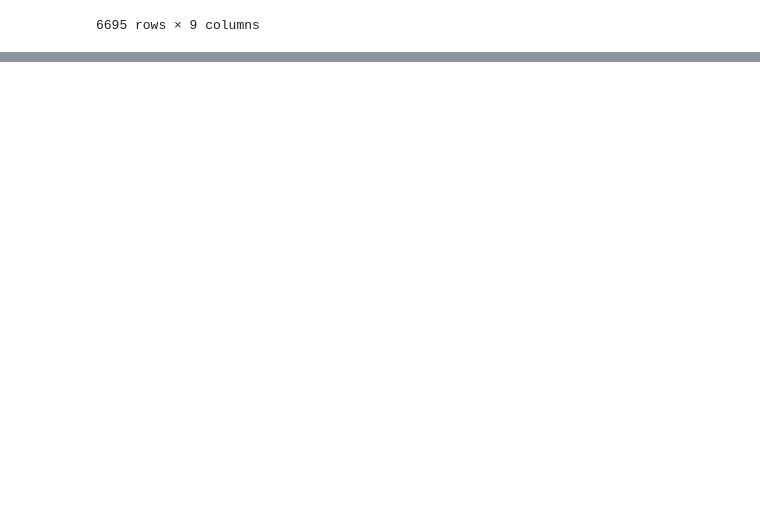
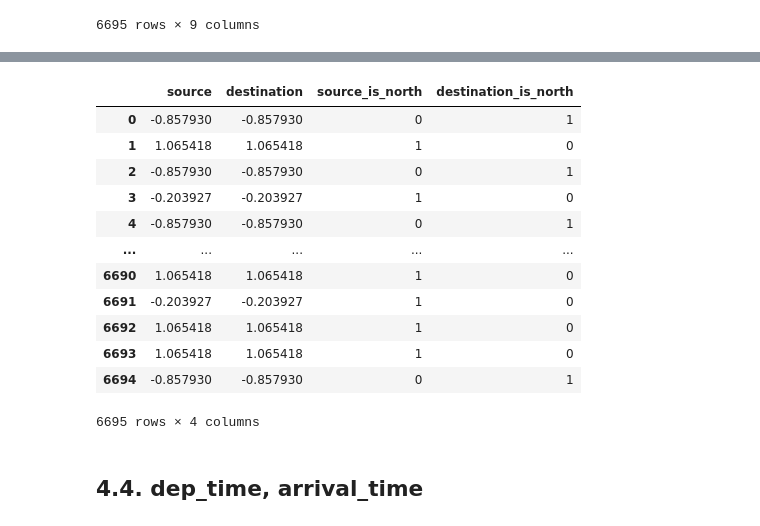
Before and after one commit to PRSOUBHAGYA/flights-price-prediction-sagemaker, a Jupyter notebook: notebook/feature_engineering.ipynb, the cells around one changed output, grey strips where cells are left out. Cells and saved outputs as stored; diff of their text form; code cells hidden in the pictures; blank space fills up the shorter version.

```diff
--- a/notebook/feature_engineering.ipynb
+++ b/notebook/feature_engineering.ipynb
@@ -119,0 +176,3 @@ pandas.DataFrame
+# %%
+city_subset_X = X[['source','destination']]
+city_subset_X
@@ -119,0 +194,10 @@ pandas.DataFrame
+# %%
+city_transformer = Pipeline(
+    steps=[
+        ('group_rare', RareLabelEncoder(tol=0.1, n_categories=3, replace_with='Other')),
+        ('encoder', MeanEncoder()),
+        ('scaler', PowerTransformer(standardize=True))
+    ]
+)
+
+city_transformer.fit_transform(city_subset_X, y)
@@ -119,0 +223,14 @@ pandas.DataFrame
+# %%
+def is_north(X):
+    north_cities = ['Delhi','Kolkata','Mumbai']
+    cols = X.columns.to_list()
+    return (X
+        .assign(
+        **{
+            f"{col}_is_north": X.loc[:,col].isin(north_cities).astype('int') for col in cols
+        }
+        )
+        .drop(columns=cols)
+    )
+
+FunctionTransformer(func=is_north).fit_transform(city_subset_X)
@@ -119,0 +251,22 @@ pandas.DataFrame
+# %%
+location_transformer = FeatureUnion(transformer_list=[
+    ("step_1",city_transformer),
+    ("step_2",FunctionTransformer(func=is_north))
+])
+location_transformer.fit_transform(city_subset_X,y)
+# %% [output]
+|  | source | destination | source_is_north | destination_is_north |
+| 0 | -0.857930 | -0.857930 | 0 | 1 |
+| 1 | 1.065418 | 1.065418 | 1 | 0 |
+| 2 | -0.857930 | -0.857930 | 0 | 1 |
+| 3 | -0.203927 | -0.203927 | 1 | 0 |
+| 4 | -0.857930 | -0.857930 | 0 | 1 |
+| ... | ... | ... | ... | ... |
+| 6690 | 1.065418 | 1.065418 | 1 | 0 |
+| 6691 | -0.203927 | -0.203927 | 1 | 0 |
+| 6692 | 1.065418 | 1.065418 | 1 | 0 |
+| 6693 | 1.065418 | 1.065418 | 1 | 0 |
+| 6694 | -0.857930 | -0.857930 | 0 | 1 |
+6695 rows × 4 columns
+# %% [markdown]
+## 4.4. dep_time, arrival_time
```
Also changed, not shown: parts of 23 cells of this notebook.
